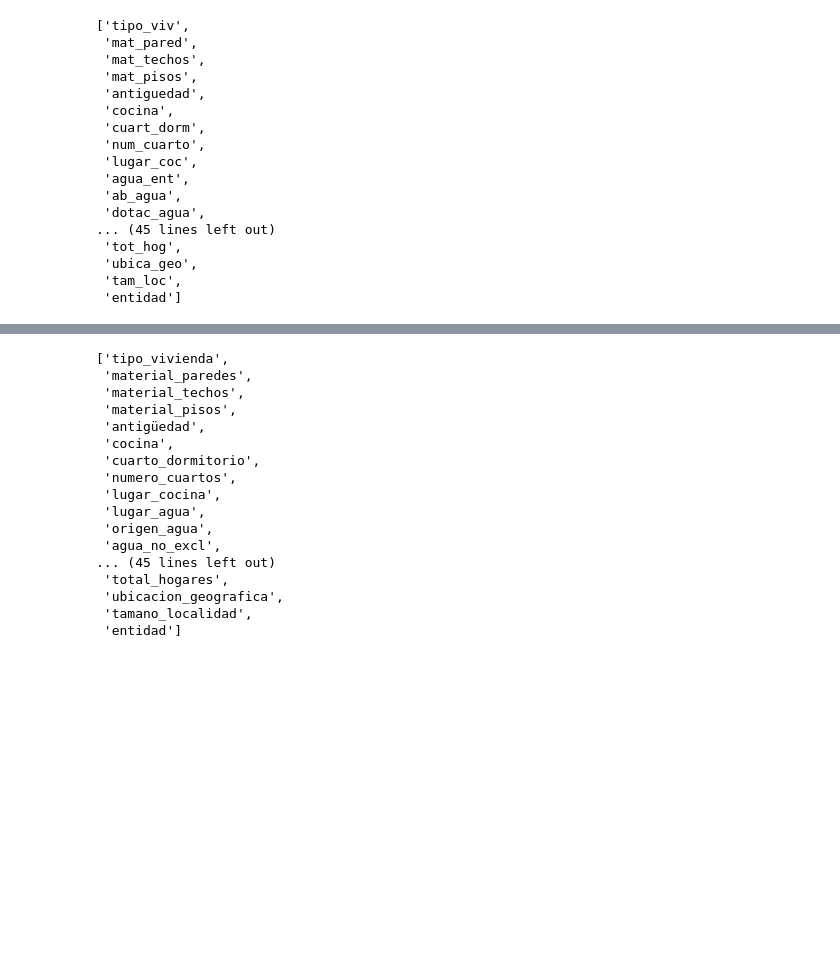
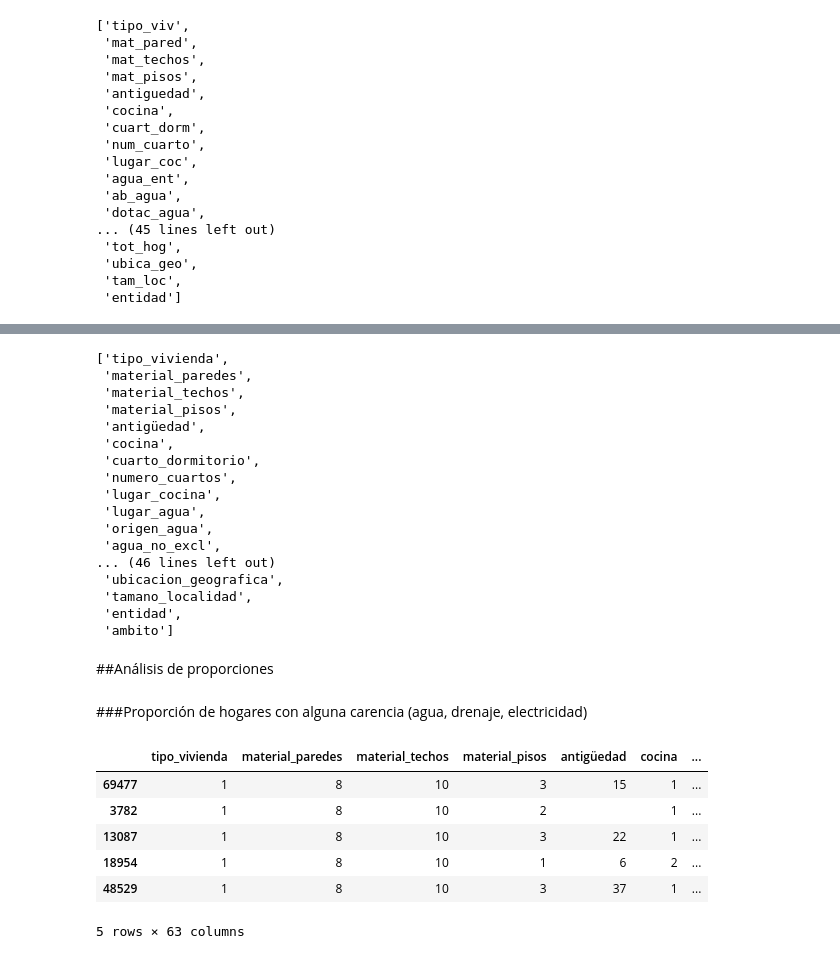
Before and after one commit to zenyonki/enigh_caract_hogares, a Jupyter notebook: enigh_caract_hogares.ipynb, the cells around one changed output, grey strips where cells are left out. Saved outputs shown, nothing was run; the diff lists cells and outputs as text; code cells hidden in the pictures; blank space fills up the shorter version.

```diff
--- a/enigh_caract_hogares.ipynb
+++ b/enigh_caract_hogares.ipynb
@@ -280,4 +280,12 @@ caract_hogares.sample(10)
 10 rows × 61 columns
+# %%
+# Mapear el tamaño de localidad a ámbito para poder analizar conforme al tipo de localidad (urbano vs rural)
+caract_hogares['ambito'] = caract_hogares['tamano_localidad'].map({
+    1: 'Urbano',
+    2: 'Urbano',
+    3: 'Urbano',
+    4: 'Rural'
+})
 # %%
 columnas_nuevas = list(caract_hogares.columns)
 columnas_nuevas
@@ -294,13 +302,33 @@ columnas_nuevas
  'lugar_agua',
  'origen_agua',
  'agua_no_excl',
-... (45 lines left out)
- 'total_hogares',
+... (46 lines left out)
  'ubicacion_geografica',
  'tamano_localidad',
- 'entidad']
+ 'entidad',
+ 'ambito']
 # %%
 #Exportación del nuevo dataframe limpio y modelado.
 #A este punto, este df puede servir para su uso en herramientas de BI.
 
 caract_hogares.to_csv("caract_hogares_limpio.csv", index=False, encoding='utf-8-sig')
+# %% [markdown]
+##Análisis de proporciones
+# %% [markdown]
+###Proporción de hogares con alguna carencia (agua, drenaje, electricidad)
+# %%
+caract_hogares['carencia_servicios'] = (
+    (caract_hogares['lugar_agua'] == 3) |  # Agua fuera de la vivienda
+    (caract_hogares['drenaje'] == 5) |     # No tiene drenaje
+    (caract_hogares['disp_electricidad'] == 5)  # No tiene electricidad
+)
+# %%
+caract_hogares.sample(5)
+# %% [output]
+|  | tipo_vivienda | material_paredes | material_techos | material_pisos | antigüedad | cocina | ... |
+| 69477 | 1 | 8 | 10 | 3 | 15 | 1 | ... |
+| 3782 | 1 | 8 | 10 | 2 |  | 1 | ... |
+| 13087 | 1 | 8 | 10 | 3 | 22 | 1 | ... |
+| 18954 | 1 | 8 | 10 | 1 | 6 | 2 | ... |
+| 48529 | 1 | 8 | 10 | 3 | 37 | 1 | ... |
+5 rows × 63 columns
```
Also changed, not shown: parts of 12 cells of this notebook.
